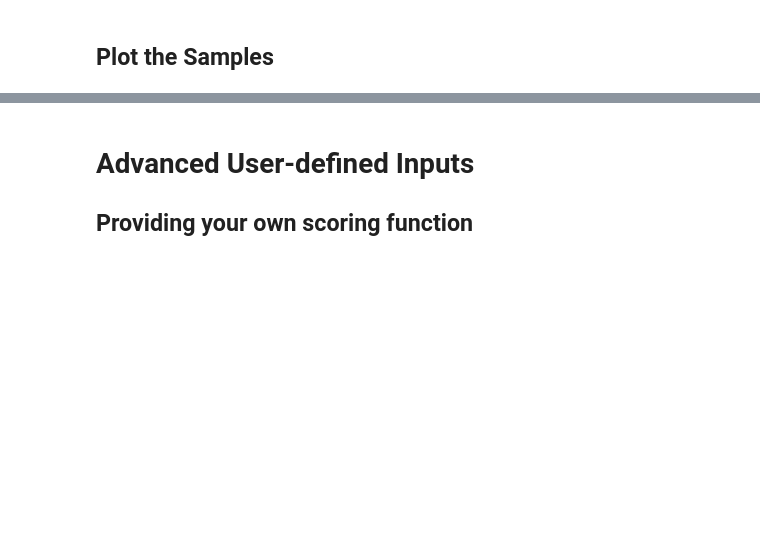
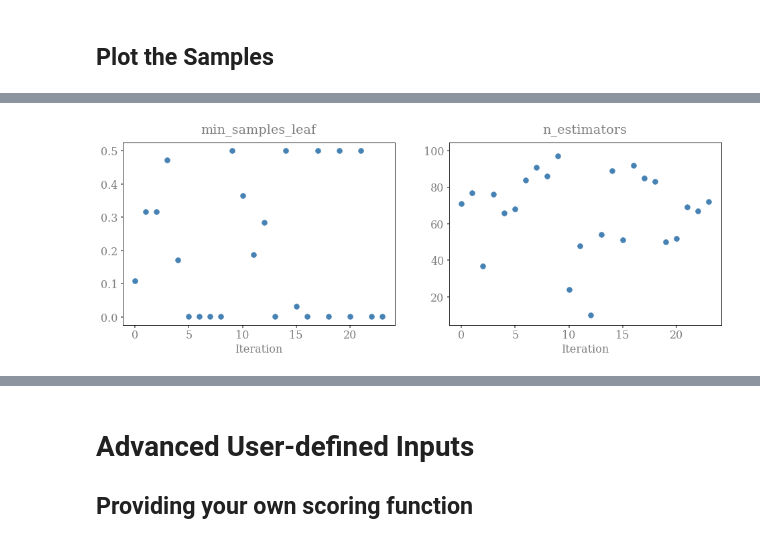
Before and after one commit to mattcrooksBBC/BayesianOptimisation, a Jupyter notebook: Bayesian_hyperparameter_optimisation3_HowToUse.ipynb, the cells around one changed output, grey strips where cells are left out. Saved outputs shown, nothing was run; the diff lists cells and outputs as text; code cells hidden in the pictures; blank space fills up the shorter version.

```diff
--- a/Bayesian_hyperparameter_optimisation3_HowToUse.ipynb
+++ b/Bayesian_hyperparameter_optimisation3_HowToUse.ipynb
@@ -108,0 +127,19 @@ np.mean(cross_val_score(RFr, X_train,y_train, cv=5))
+# %%
+# --- Define our hyper parameter space as a dictionary.
+
+# Use the names of the hyper parameters as the keys
+# Values should be a list for discrete values and [lower_bound, upper_bound] for continuous
+hps = {
+    'n_estimators': range(10, 100),
+    'min_samples_leaf': [0.001, 0.5]
+}
+
+# --- Run the Bayesian Optimisation Code
+BOout = BayesianOptimisation(
+    hps=hps,
+    MLmodel = RandomForestRegressor(random_state=42),
+    y_train = y_train,
+    X_train = X_train,
+    optim_rout = 'random_search'
+)
+BOout.optimise()
@@ -108,0 +172,4 @@ np.mean(cross_val_score(RFr, X_train,y_train, cv=5))
+# %%
+BOout.hyperparameter_convergence_plots()
+# %% [output]
+[figure, added]
```
Also changed, not shown: parts of 24 cells of this notebook, 1 other file.
